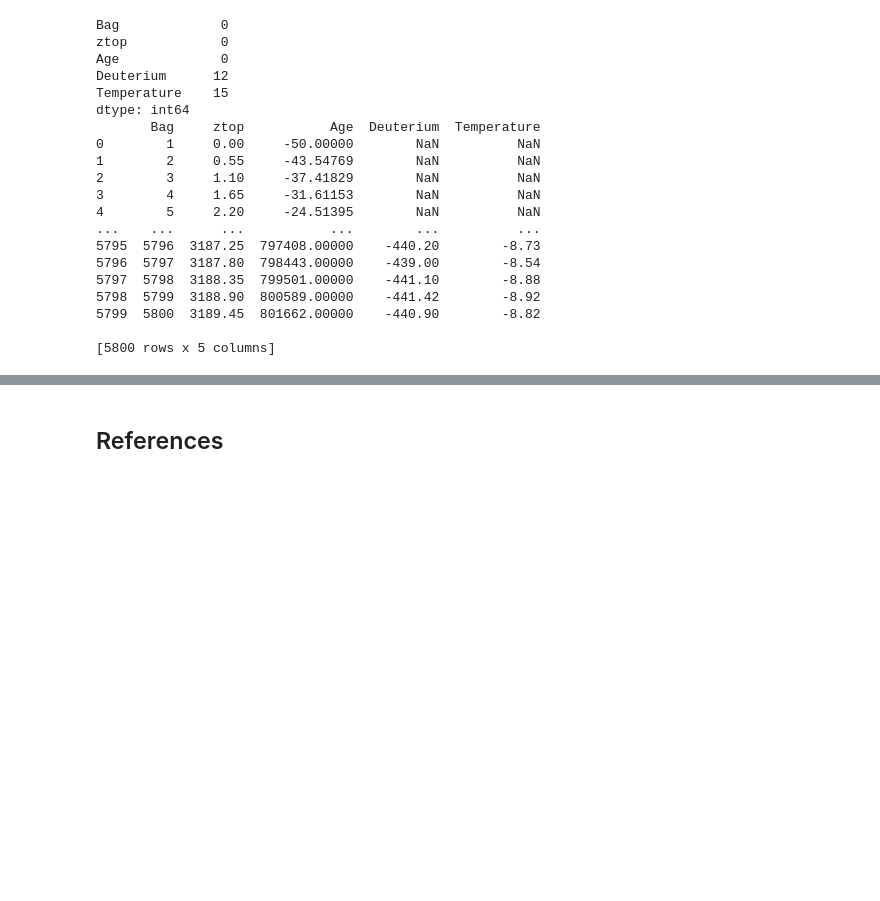
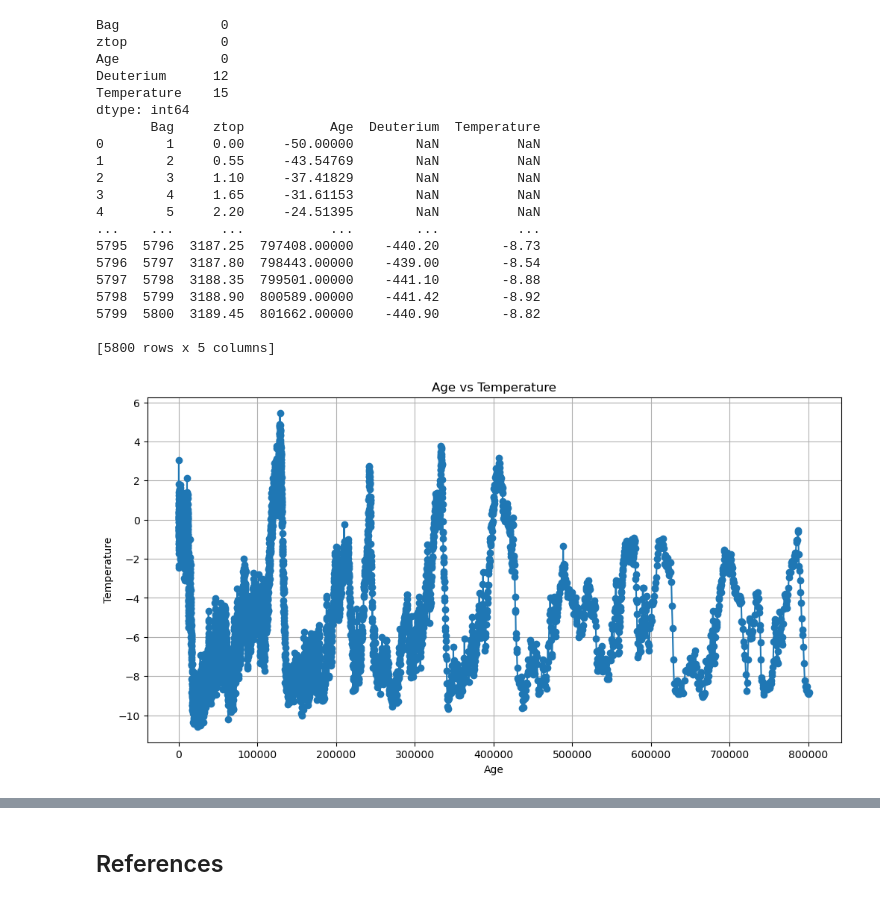
Before and after one commit to Danny-MCD/PfDA_Project2, a Jupyter notebook: Climate_Data_Analysis.ipynb, the cells around one changed output, grey strips where cells are left out. Cells and saved outputs as stored; diff of their text form; code cells hidden in the pictures; blank space fills up the shorter version.

Commit message:
Temperature data plotted alongside CO2 + Addition of CH4 Data txt file

```diff
--- a/Climate_Data_Analysis.ipynb
+++ b/Climate_Data_Analysis.ipynb
@@ -170,3 +175,18 @@ dtype: int64
 5799  5800  3189.45  801662.00000    -440.90        -8.82
 
 [5800 rows x 5 columns]
+# %%
+# Age vs Temperature plot
+plt.figure(figsize=(12, 6))  # Adjust the figure size as needed
+plt.plot((dfTemperature)['Age'], dfTemperature['Temperature'], marker='o', linestyle='-')
+
+# Adding labels and title
+plt.xlabel('Age')
+plt.ylabel('Temperature')
+plt.title('Age vs Temperature')
+
+# Display the plot
+plt.grid(True)
+plt.show()
+# %% [output]
+[figure, added]
```
Also changed, not shown: parts of 6 cells of this notebook, 1 other file.
